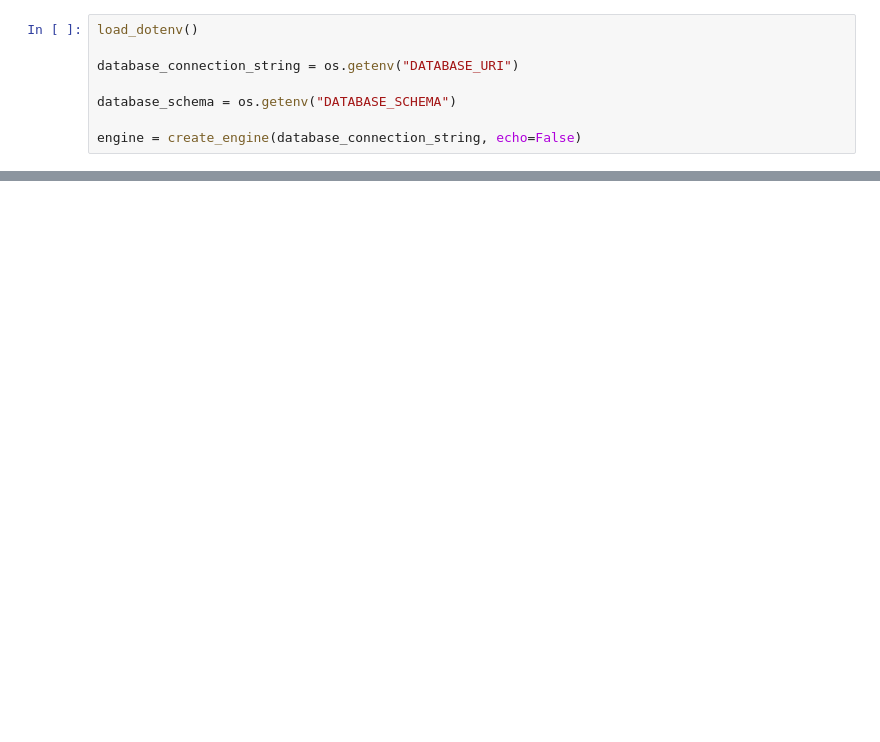
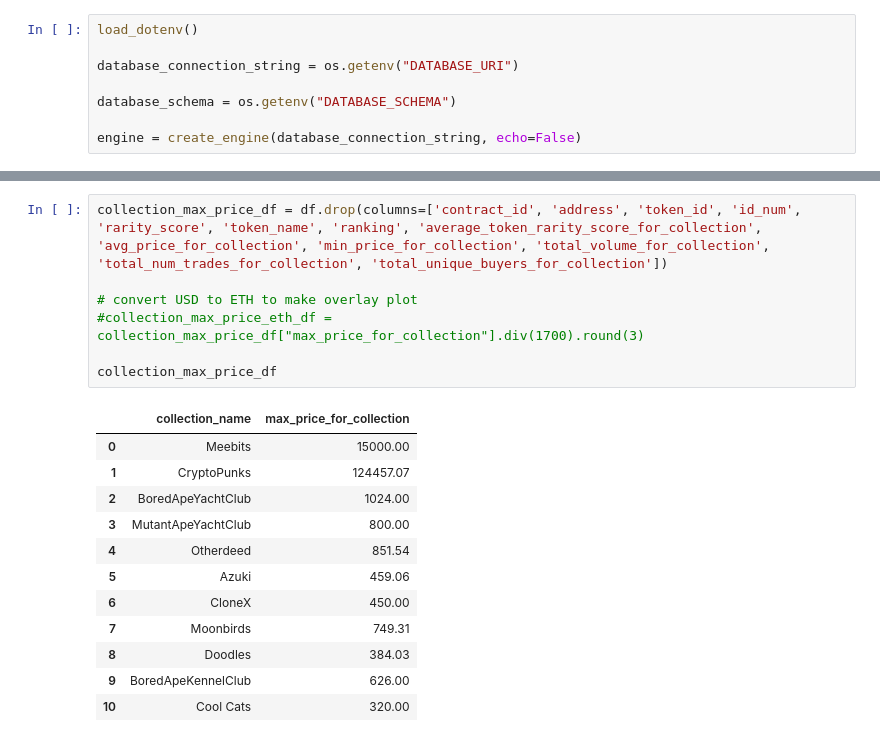
Before and after one commit to jgrichardson/nft_lending, a Jupyter notebook: stream_lit/Collection Average.ipynb, the cells around one changed output, grey strips where cells are left out. Saved outputs shown, nothing was run; the diff lists cells and outputs as text; blank space fills up the shorter version.

```diff
--- a/stream_lit/Collection Average.ipynb
+++ b/stream_lit/Collection Average.ipynb
@@ -76,3 +73,23 @@ display(df.tail(10))
 | 8 | ethereum:8a90cab2b38dba80c64b7734... | Doodles | 8a90cab2b38dba80c64b7734e58ee1db3... | ethereum:8a90cab2b38dba80c64b7734... | 0fd4 | Doodle #4052 | 41.22 | 1 | ... |
 | 9 | ethereum:ba30e5f9bb24caa003e9f2f0... | BoredApeKennelClub | ba30e5f9bb24caa003e9f2f0497ad287f... | ethereum:ba30e5f9bb24caa003e9f2f0... | 08ef |  | 91.06 | 1 | ... |
 | 10 | ethereum:1a92f7381b9f03921564a437... | Cool Cats | 1a92f7381b9f03921564a437210bb9396... | ethereum:1a92f7381b9f03921564a437... | 1f92 | Cool Cat #8082 | 133.18 | 1 | ... |
+# %%
+collection_max_price_df = df.drop(columns=['contract_id', 'address', 'token_id', 'id_num', 'rarity_score', 'token_name', 'ranking', 'average_token_rarity_score_for_collection', 'avg_price_for_collection', 'min_price_for_collection', 'total_volume_for_collection', 'total_num_trades_for_collection', 'total_unique_buyers_for_collection'])
+
+# convert USD to ETH to make overlay plot
+#collection_max_price_eth_df = collection_max_price_df["max_price_for_collection"].div(1700).round(3)
+
+collection_max_price_df
+# %% [output]
+|  | collection_name | max_price_for_collection |
+| 0 | Meebits | 15000.00 |
+| 1 | CryptoPunks | 124457.07 |
+| 2 | BoredApeYachtClub | 1024.00 |
+| 3 | MutantApeYachtClub | 800.00 |
+| 4 | Otherdeed | 851.54 |
+| 5 | Azuki | 459.06 |
+| 6 | CloneX | 450.00 |
+| 7 | Moonbirds | 749.31 |
+| 8 | Doodles | 384.03 |
+| 9 | BoredApeKennelClub | 626.00 |
+| 10 | Cool Cats | 320.00 |
```
Also changed, not shown: parts of 8 cells of this notebook.
